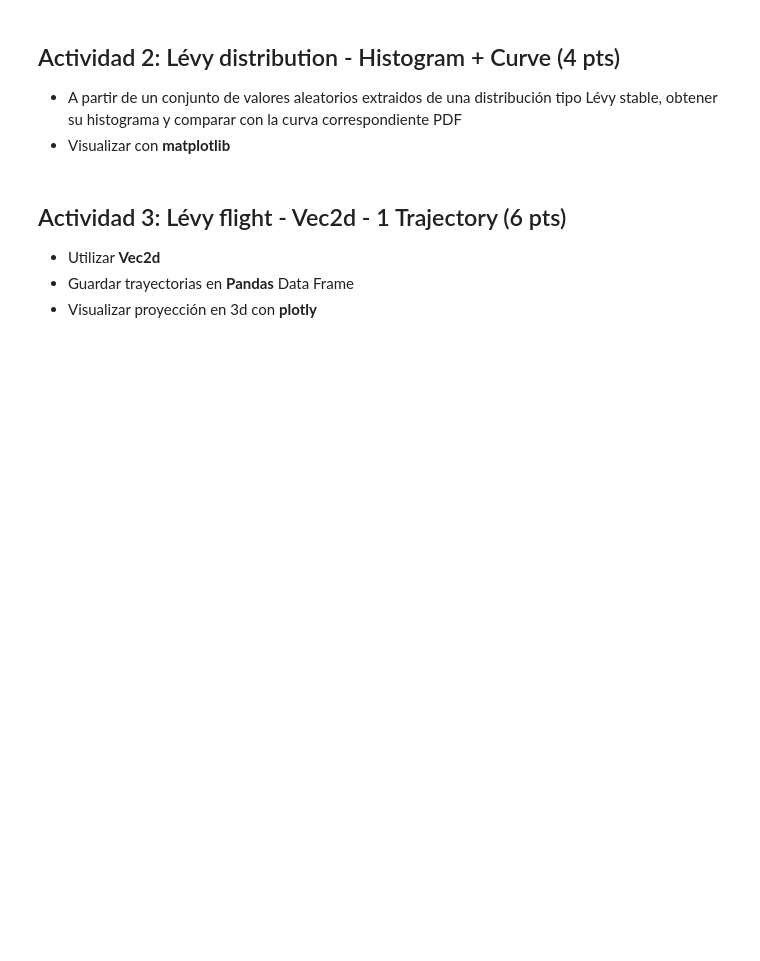
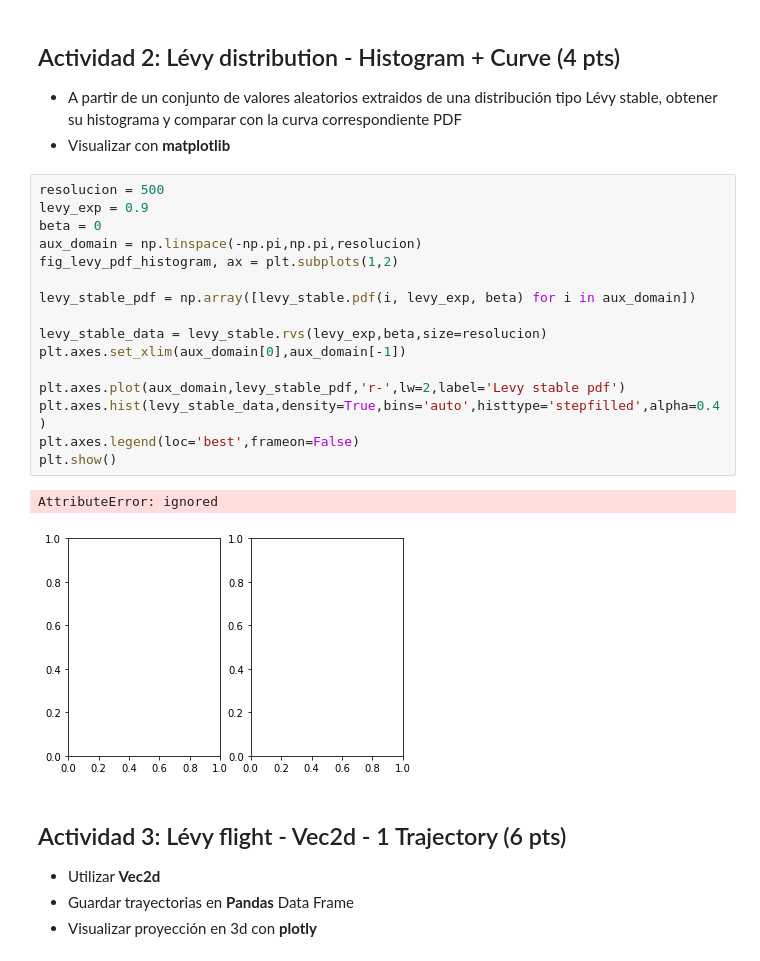
Before and after one commit to adrielpalestino9191/TI1, a Jupyter notebook: TI_1_Practica2.ipynb, the cells around one changed output. Cells and saved outputs as stored; diff of their text form; blank space fills up the shorter version.

```diff
--- a/TI_1_Practica2.ipynb
+++ b/TI_1_Practica2.ipynb
@@ -82,6 +108,25 @@ class Vec2d(object):
 
 * A partir de un conjunto de valores aleatorios extraidos de una distribución tipo Lévy stable, obtener su histograma y comparar con la curva correspondiente PDF
 * Visualizar con **matplotlib**
+# %%
+resolucion = 500
+levy_exp = 0.9
+beta = 0
+aux_domain = np.linspace(-np.pi,np.pi,resolucion)
+fig_levy_pdf_histogram, ax = plt.subplots(1,2)
+
+levy_stable_pdf = np.array([levy_stable.pdf(i, levy_exp, beta) for i in aux_domain])
+
+levy_stable_data = levy_stable.rvs(levy_exp,beta,size=resolucion)
+plt.axes.set_xlim(aux_domain[0],aux_domain[-1])
+
+plt.axes.plot(aux_domain,levy_stable_pdf,'r-',lw=2,label='Levy stable pdf')
+plt.axes.hist(levy_stable_data,density=True,bins='auto',histtype='stepfilled',alpha=0.4)
+plt.axes.legend(loc='best',frameon=False)
+plt.show()
+# %% [output]
+AttributeError: ignored
+[figure, added]
 # %% [markdown]
 ## Actividad 3: Lévy ﬂight - Vec2d - 1 Trajectory (6 pts)
 
```
Also changed, not shown: parts of 2 cells of this notebook.
